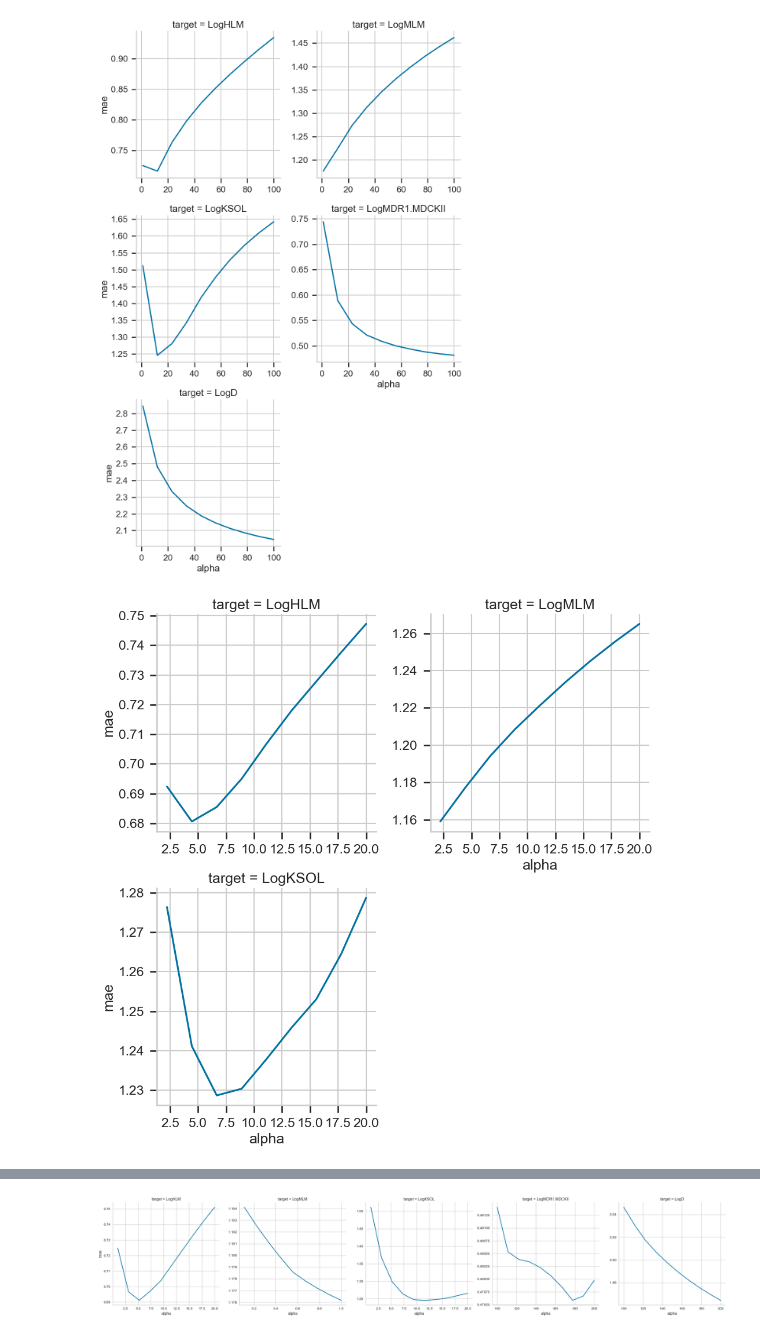
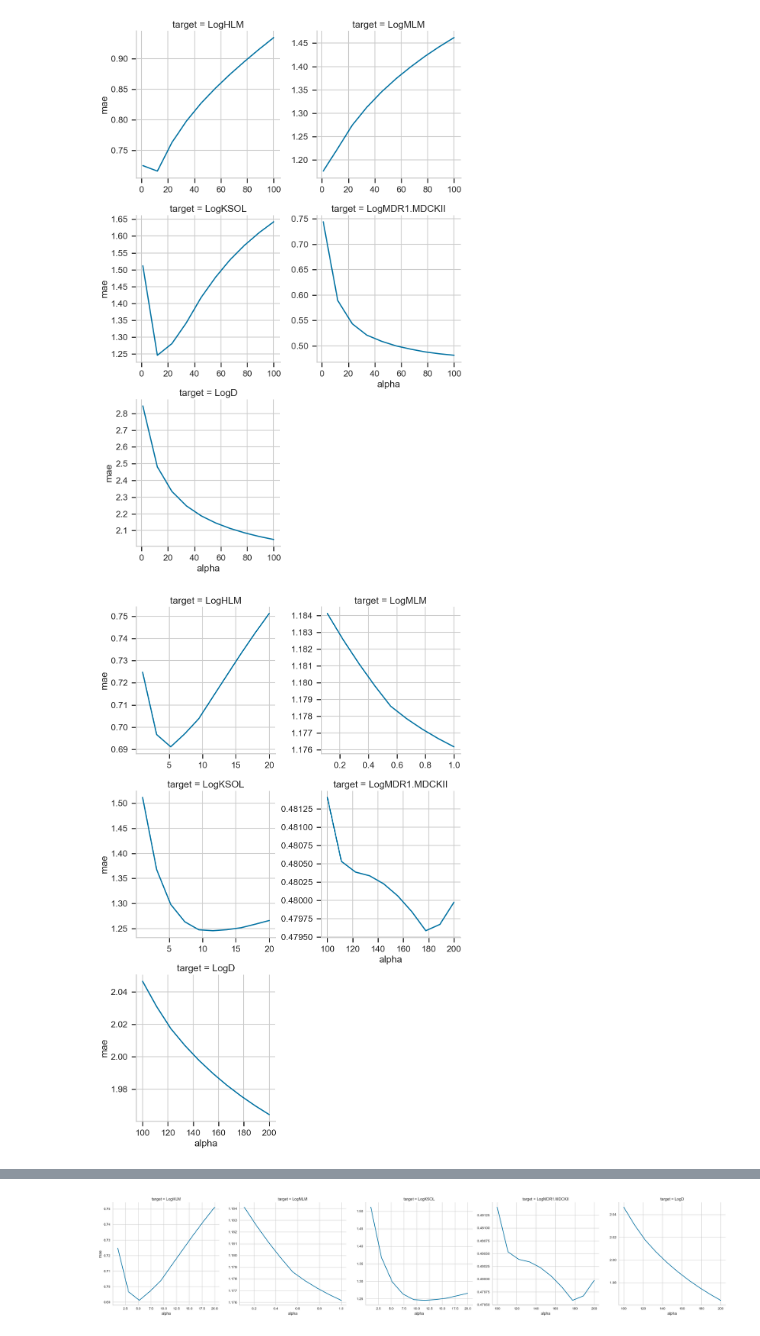
Before and after one commit to meyresearch/polaris_challenge, a Jupyter notebook: admet/dm_features/ordinal_models.ipynb, the cells around one changed output, grey strips where cells are left out. Cells and saved outputs as stored; diff of their text form; code cells hidden in the pictures.

Commit message:
finished single task with data split 2

```diff
--- a/admet/dm_features/ordinal_models.ipynb
+++ b/admet/dm_features/ordinal_models.ipynb
@@ -18,9 +18,9 @@ with sns.plotting_context('talk'):
 # %% [output]
 [figure]
 # %%
-results = pd.read_csv('single_task_logistic_ordinal_scan_3.csv')
+results = pd.read_csv('single_task_logistic_ordinal_scan_1.csv')
 with sns.plotting_context('talk'):
     sns.relplot(data=results, x='alpha', y='mae', col='target', col_wrap=2,
                 kind='line', facet_kws=dict(sharex=False, sharey=False))
 # %% [output]
-[figure, old version]
+[figure, new version]
```
Also changed, not shown: parts of 6 cells of this notebook, 2 other files.
